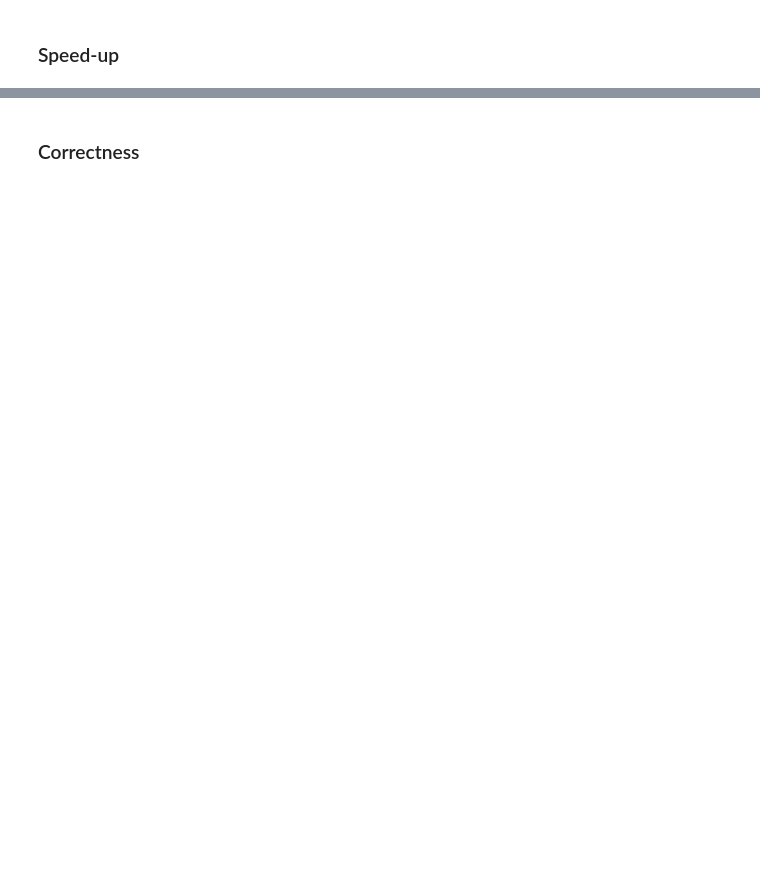
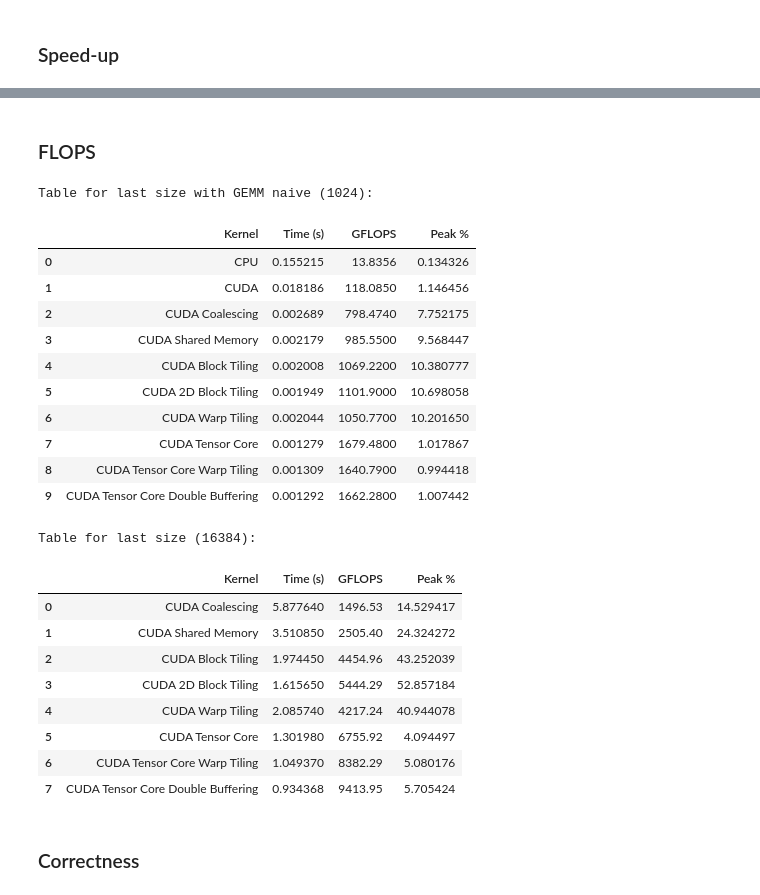
Before and after one commit to Nathanoj02/internship-multi-gpu, a Jupyter notebook: gemm/plots/plot_results.ipynb, the cells around one changed output, grey strips where cells are left out. Cells and saved outputs as stored; diff of their text form; code cells hidden in the pictures; blank space fills up the shorter version.

```diff
--- a/gemm/plots/plot_results.ipynb
+++ b/gemm/plots/plot_results.ipynb
@@ -99,3 +111,77 @@ plt.show()
+# %% [markdown]
+### FLOPS
+# %%
+PEAK_A30 = 10_300 # GFLOPS for FP32
+PEAK_A30_TENSOR = 165_000 # GFLOPS for FP16 with Tensor Cores
+
+def create_table(size):
+    if size not in benchmark_data:
+        return None
+    df = benchmark_data[size]
+    table_data = []
+    for _, row in df.iterrows():
+        kernel = row['Kernel']
+        time = row['Avg_Time(s)']
+        flops = row['GFLOPS'] if 'GFLOPS' in df.columns and not pd.isna(row['GFLOPS']) else 0  # Use GFLOPS or 0
+        if 'Tensor Core' in kernel:
+            peak = PEAK_A30_TENSOR
+        else:
+            peak = PEAK_A30
+        peak_percent = (flops / peak) * 100 if peak > 0 else 0
+        table_data.append({
+            'Kernel': kernel.replace('GEMM ', ''),
+            'Time (s)': time,
+            'GFLOPS': flops,
+            'Peak %': peak_percent
+        })
+    return pd.DataFrame(table_data)
+
+# Find last size with GEMM naive
+last_size_naive = None
+for size in sorted(benchmark_data.keys(), key=int, reverse=True):
+    df = benchmark_data[size]
+    if len(df[df['Kernel'] == 'GEMM CUDA']) > 0:
+        last_size_naive = size
+        break
+
+# Last size in total
+last_size_total = sorted(benchmark_data.keys(), key=int)[-1]
+
+# Plot for last size with GEMM naive
+if last_size_naive:
+    table_naive = create_table(last_size_naive)
+    if table_naive is not None:
+        print(f"Table for last size with GEMM naive ({last_size_naive}):")
+        display(table_naive)
+
+# Plot for last size in total
+table_total = create_table(last_size_total)
+if table_total is not None:
+    print(f"Table for last size ({last_size_total}):")
+    display(table_total)
+# %% [output]
+Table for last size with GEMM naive (1024):
+|  | Kernel | Time (s) | GFLOPS | Peak % |
+| 0 | CPU | 0.155215 | 13.8356 | 0.134326 |
+| 1 | CUDA | 0.018186 | 118.0850 | 1.146456 |
+| 2 | CUDA Coalescing | 0.002689 | 798.4740 | 7.752175 |
+| 3 | CUDA Shared Memory | 0.002179 | 985.5500 | 9.568447 |
+| 4 | CUDA Block Tiling | 0.002008 | 1069.2200 | 10.380777 |
+| 5 | CUDA 2D Block Tiling | 0.001949 | 1101.9000 | 10.698058 |
+| 6 | CUDA Warp Tiling | 0.002044 | 1050.7700 | 10.201650 |
+| 7 | CUDA Tensor Core | 0.001279 | 1679.4800 | 1.017867 |
+| 8 | CUDA Tensor Core Warp Tiling | 0.001309 | 1640.7900 | 0.994418 |
+| 9 | CUDA Tensor Core Double Buffering | 0.001292 | 1662.2800 | 1.007442 |
+Table for last size (16384):
+|  | Kernel | Time (s) | GFLOPS | Peak % |
+| 0 | CUDA Coalescing | 5.877640 | 1496.53 | 14.529417 |
+| 1 | CUDA Shared Memory | 3.510850 | 2505.40 | 24.324272 |
+| 2 | CUDA Block Tiling | 1.974450 | 4454.96 | 43.252039 |
+| 3 | CUDA 2D Block Tiling | 1.615650 | 5444.29 | 52.857184 |
+| 4 | CUDA Warp Tiling | 2.085740 | 4217.24 | 40.944078 |
+| 5 | CUDA Tensor Core | 1.301980 | 6755.92 | 4.094497 |
+| 6 | CUDA Tensor Core Warp Tiling | 1.049370 | 8382.29 | 5.080176 |
+| 7 | CUDA Tensor Core Double Buffering | 0.934368 | 9413.95 | 5.705424 |
 # %% [markdown]
 ### Correctness
 # %%
```
Also changed, not shown: parts of 3 cells of this notebook, 1 other file.
